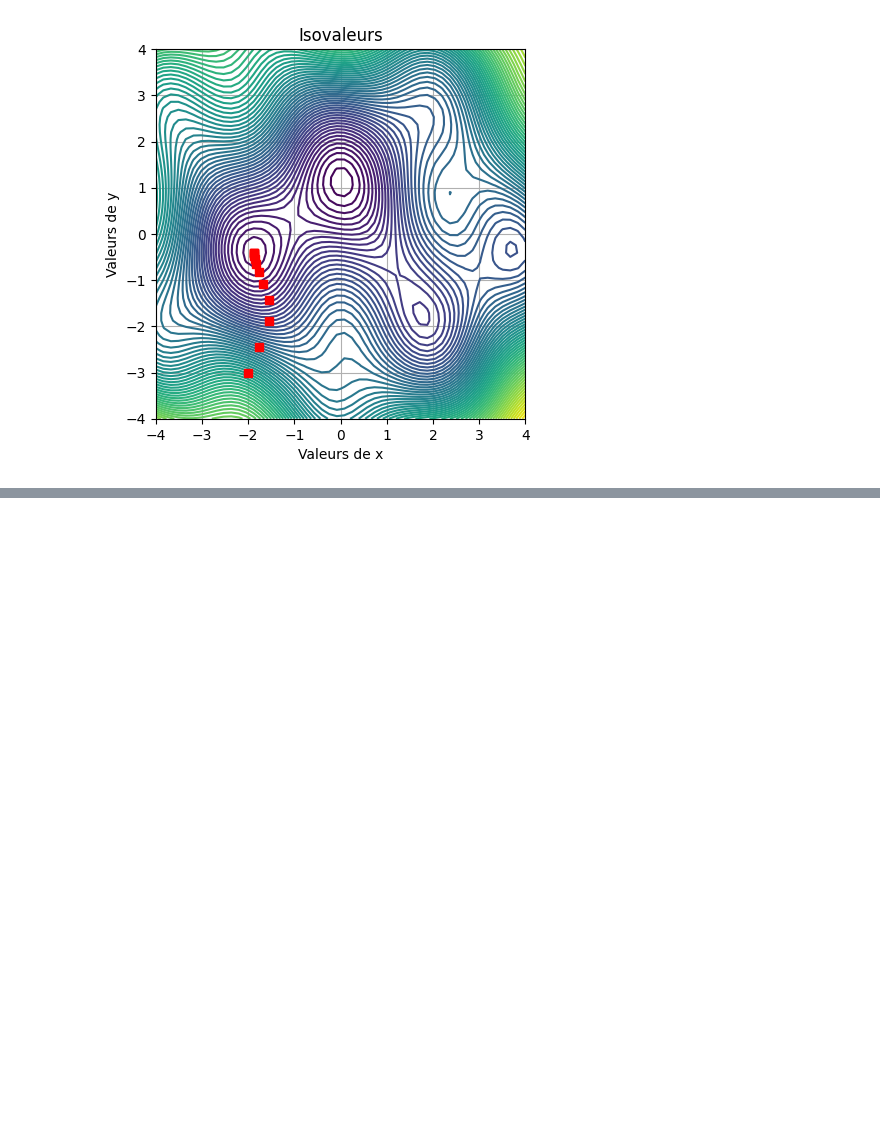
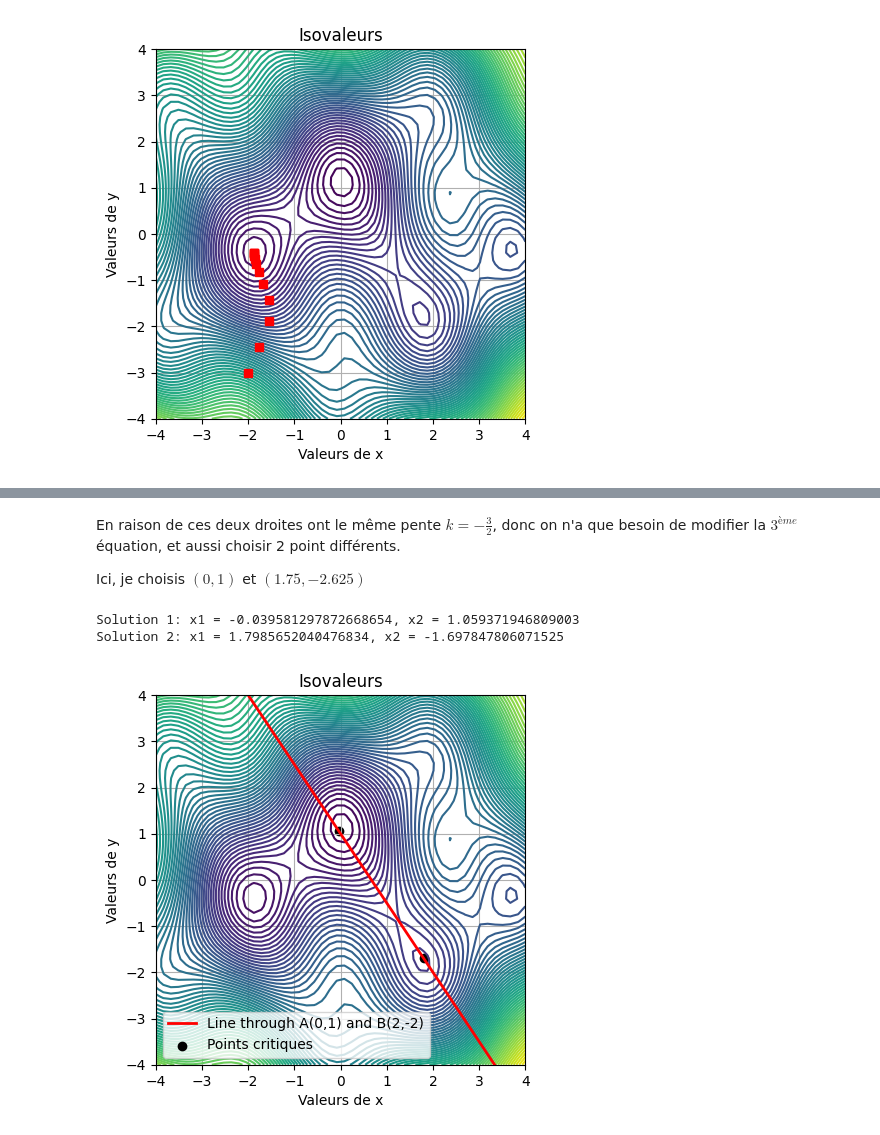
Before and after one commit to GitMass/M1-OPT-TP3, a Jupyter notebook: TP3_notebook.ipynb, the cells around one changed output, grey strips where cells are left out. Saved outputs shown, nothing was run; the diff lists cells and outputs as text; code cells hidden in the pictures; blank space fills up the shorter version.

```diff
--- a/TP3_notebook.ipynb
+++ b/TP3_notebook.ipynb
@@ -89,0 +188,40 @@ Le dernier point obtenu :  [-1.87058494 -0.40227924]
+# %% [markdown]
+En raison de ces deux droites ont le même pente $k = -\frac{3}{2}$, donc on n'a que besoin de modifier la $3^{ème
+}$
+ équation, et aussi choisir 2 point différents.
+
+Ici, je choisis $(0,1)$ et $(1.75, -2.625)$
+# %%
+def LagrangeEqs2(variables):  # ici, on remplace x1 et x2 dans J par x et y, donc c'est x^2 + 1.5y^2 - 3sin(2x+y) + 5sin(x-y)
+    x, y, lambd = variables
+    eq1 = 2 * x - 6 * np.cos(2 * x + y) + 5 * np.cos(x - y) - 3 / 2 * lambd  # ∂x/∂J - λ*(∂x/∂Δ')
+    eq2 = 3 * y - 3 * np.cos(2 * x + y) - 5 * np.cos(x - y) - lambd  # ∂y/∂J - λ*(∂y/∂Δ')
+    eq3 = 3 / 2 * x + y - 1  # l'équation du droite : Δ'
+    return [eq1, eq2, eq3]
+
+
+initial_guesses = [(0,1,0),(1.75,-2.625,0)]
+
+solutions2 = []
+for i in initial_guesses:
+    solution = scipy.optimize.root(LagrangeEqs2, i)
+    if solution.success:
+        solutions2.append(solution.x)
+
+for idx, solution in enumerate(solutions2):
+    print(f"Solution {idx+1}: x1 = {solution[0]}, x2 = {solution[1]}")
+# %% [output]
+Solution 1: x1 = -0.039581297872668654, x2 = 1.059371946809003
+Solution 2: x1 = 1.7985652040476834, x2 = -1.697847806071525
+# %%
+main.ImprimeIsovaleur(main.J,x2d,y2d)
+plt.plot(x1d, y, 'r-', label='Line through A(0,1) and B(2,-2)', linewidth=2)  # red straight
+plt.legend()
+critical_points = np.array(solutions2)
+plt.scatter(critical_points[:,0], critical_points[:,1], color='black', label='Points critiques')
+
+# Les solutions trouvées
+plt.legend()
+plt.grid(True)
+# %% [output]
+[figure, added]
```
Also changed, not shown: parts of 12 cells of this notebook, 1 other file.
